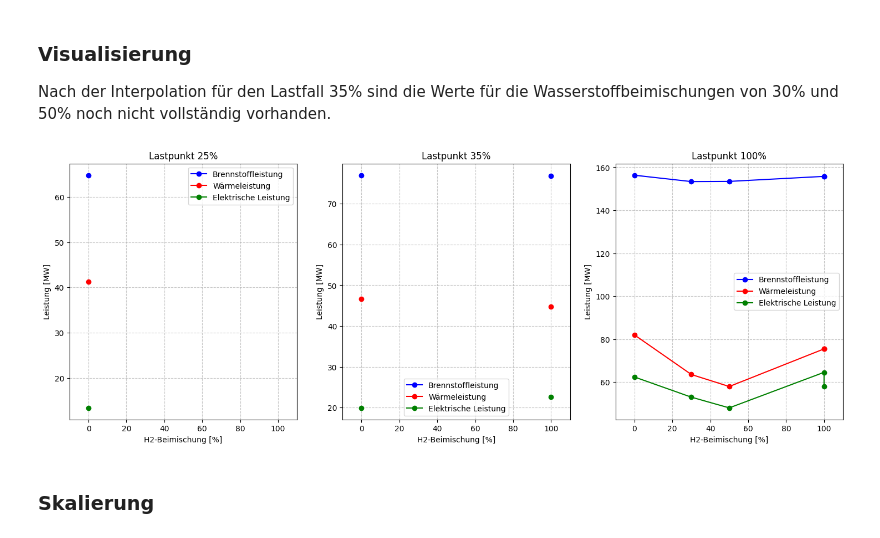
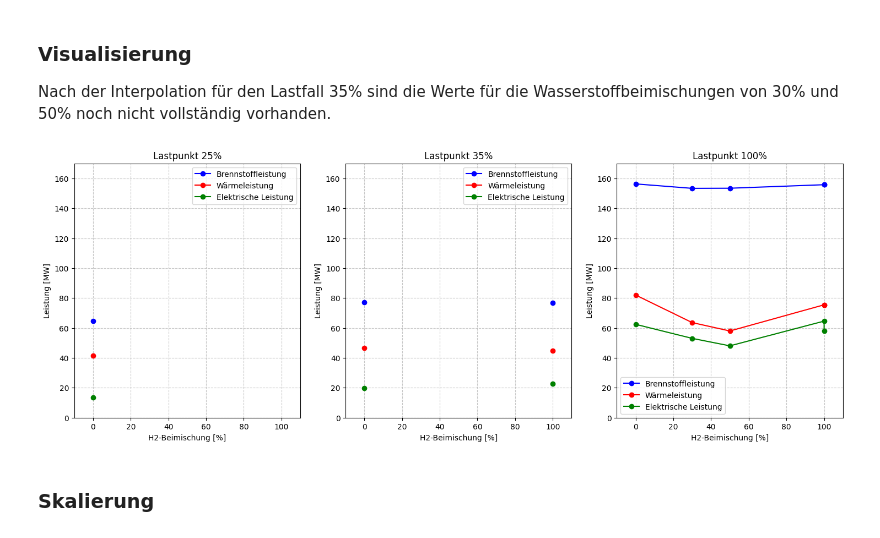
Before and after one commit to HTWK-Interconnected-Energy-Systems/BURN4H2, a Jupyter notebook: preprocessing/admixture_assumptions.ipynb, the cells around one changed output. Saved outputs shown, nothing was run; the diff lists cells and outputs as text; code cells hidden in the pictures.

```diff
--- a/preprocessing/admixture_assumptions.ipynb
+++ b/preprocessing/admixture_assumptions.ipynb
@@ -143,33 +143,34 @@ Nach der Interpolation für den Lastfall 35% sind die Werte für die Wasserstoff
 # %%
 # Erstellen der drei Plots für die unterschiedlichen Lastpunkte
 fig, axes = plt.subplots(1, 3, figsize=(18, 6))
 load_values = [25, 35, 100]
 colors = {'P_f_MW': 'blue', 'Q_th_MW': 'red', 'P_el_MW': 'green'}
 labels = {'P_f_MW': 'Brennstoffleistung', 'Q_th_MW': 'Wärmeleistung', 'P_el_MW': 'Elektrische Leistung'}
 
 for i, load in enumerate(load_values):
     # Filtere Daten für den aktuellen Lastpunkt
     subset = df[df['Load_percent'] == load].sort_values('H2_percent')
 
     ax = axes[i]
 
     # Wenn Daten vorhanden sind
     if not subset.empty:
         for column in ['P_f_MW', 'Q_th_MW', 'P_el_MW']:
             # Nur Daten plotten, wenn keine NaN-Werte vorhanden sind
             if not subset[column].isnull().all():
                 ax.plot(subset['H2_percent'], subset[column], 'o-',
                         color=colors[column], label=labels[column])
 
     ax.set_xlabel('H2-Beimischung [%]')
     ax.set_ylabel('Leistung [MW]')
     ax.set_title(f'Lastpunkt {load}%')
     ax.grid(True, linestyle='--', alpha=0.7)
     ax.legend()
 
     ax.set_xlim(-10, 110)  # Setze die y-Achse für alle Plots gleich
+    ax.set_ylim(0, 170)  # Setze die y-Achse für alle Plots gleich
 # %% [output]
-[figure, old version]
+[figure, new version]
 # %% [markdown]
 ### Skalierung
 # %%
```
Also changed, not shown: parts of 3 cells of this notebook, 33 other files.
